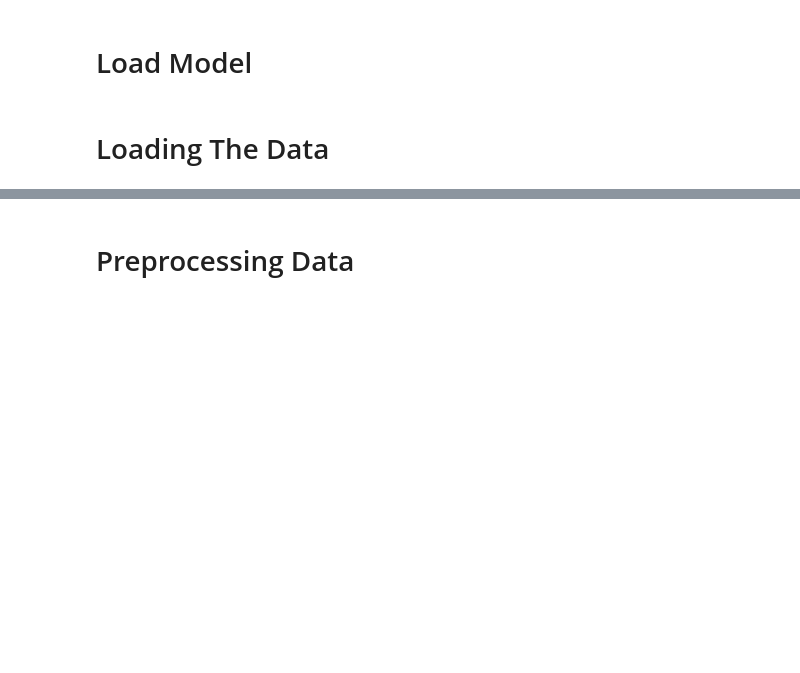
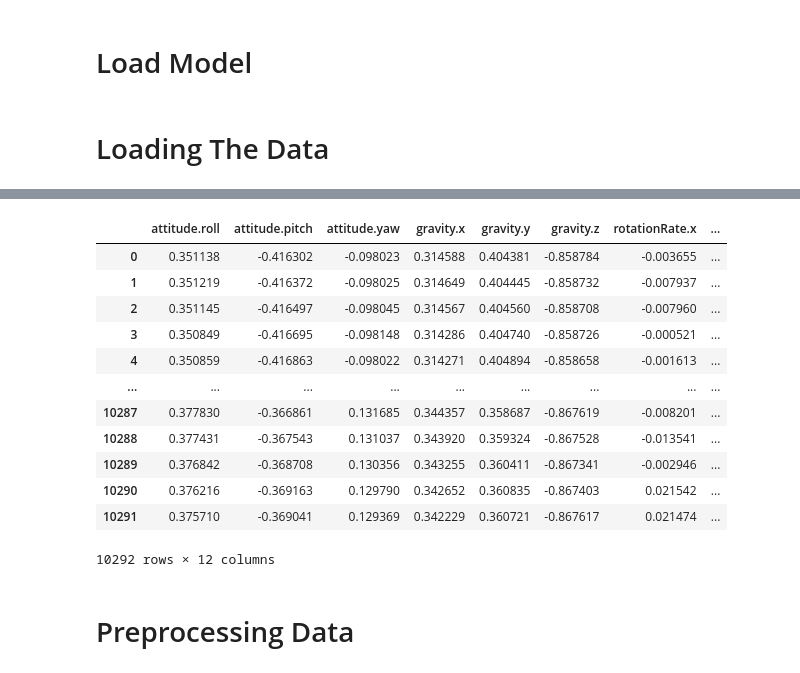
Before and after one commit to rayhannarindran/fitmotion_model, a Jupyter notebook: h5-modelTester.ipynb, the cells around one changed output, grey strips where cells are left out. Cells and saved outputs as stored; diff of their text form; code cells hidden in the pictures; blank space fills up the shorter version.

```diff
--- a/h5-modelTester.ipynb
+++ b/h5-modelTester.ipynb
@@ -36,3 +36,24 @@ df
+# %%
+# data comparison
+# Load testing data
+data_url_c = 'dataset/sit_13/sub_1.csv'
+dfc = pd.read_csv(data_url_c)
+dfc.drop('Unnamed: 0', axis=1, inplace=True)
+dfc
+# %% [output]
+|  | attitude.roll | attitude.pitch | attitude.yaw | gravity.x | gravity.y | gravity.z | rotationRate.x | ... |
+| 0 | 0.351138 | -0.416302 | -0.098023 | 0.314588 | 0.404381 | -0.858784 | -0.003655 | ... |
+| 1 | 0.351219 | -0.416372 | -0.098025 | 0.314649 | 0.404445 | -0.858732 | -0.007937 | ... |
+| 2 | 0.351145 | -0.416497 | -0.098045 | 0.314567 | 0.404560 | -0.858708 | -0.007960 | ... |
+| 3 | 0.350849 | -0.416695 | -0.098148 | 0.314286 | 0.404740 | -0.858726 | -0.000521 | ... |
+| 4 | 0.350859 | -0.416863 | -0.098022 | 0.314271 | 0.404894 | -0.858658 | -0.001613 | ... |
+| ... | ... | ... | ... | ... | ... | ... | ... | ... |
+| 10287 | 0.377830 | -0.366861 | 0.131685 | 0.344357 | 0.358687 | -0.867619 | -0.008201 | ... |
+| 10288 | 0.377431 | -0.367543 | 0.131037 | 0.343920 | 0.359324 | -0.867528 | -0.013541 | ... |
+| 10289 | 0.376842 | -0.368708 | 0.130356 | 0.343255 | 0.360411 | -0.867341 | -0.002946 | ... |
+| 10290 | 0.376216 | -0.369163 | 0.129790 | 0.342652 | 0.360835 | -0.867403 | 0.021542 | ... |
+| 10291 | 0.375710 | -0.369041 | 0.129369 | 0.342229 | 0.360721 | -0.867617 | 0.021474 | ... |
+10292 rows × 12 columns
 # %% [markdown]
 # Preprocessing Data
 # %%
```
Also changed, not shown: parts of 4 cells of this notebook, 3 other files.
